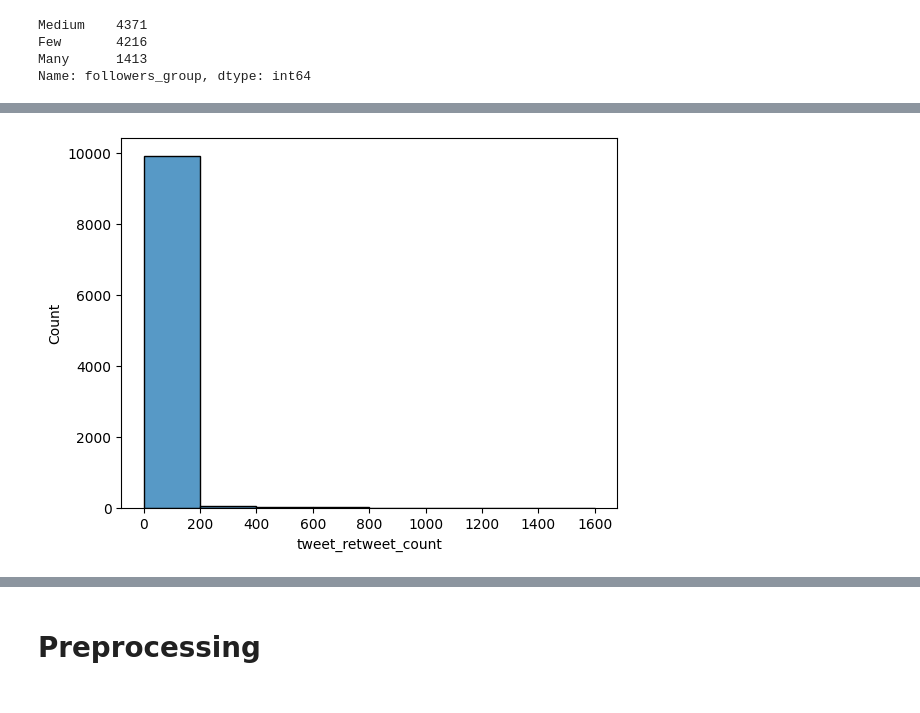
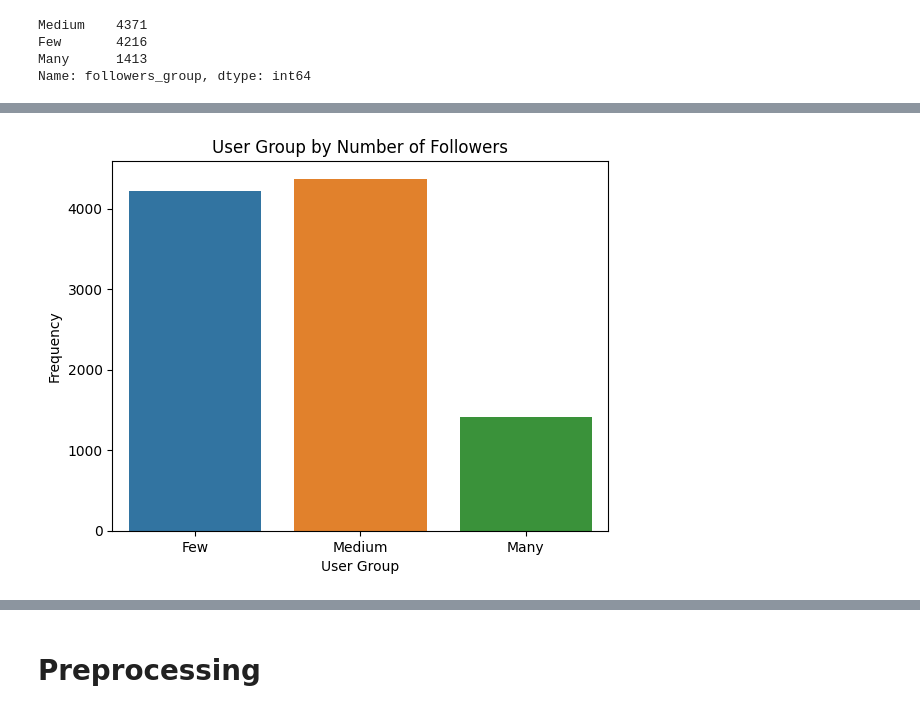
Before and after one commit to BullDF/A4_JSC270, a Jupyter notebook: part2.ipynb, the cells around one changed output, grey strips where cells are left out. Saved outputs shown, nothing was run; the diff lists cells and outputs as text; code cells hidden in the pictures.

```diff
--- a/part2.ipynb
+++ b/part2.ipynb
@@ -67,5 +60,8 @@ plt.show()
-# %%
-sns.histplot(df['tweet_retweet_count'], binwidth=200)
-plt.show()
-# %% [output]
-[figure, removed]
+# %%
+sns.countplot(x=df['followers_group'], order=['Few', 'Medium', 'Many'])
+plt.xlabel('User Group')
+plt.ylabel('Frequency')
+plt.title('User Group by Number of Followers')
+plt.show()
+# %% [output]
+[figure, added]
```
Also changed, not shown: parts of 6 cells of this notebook.
